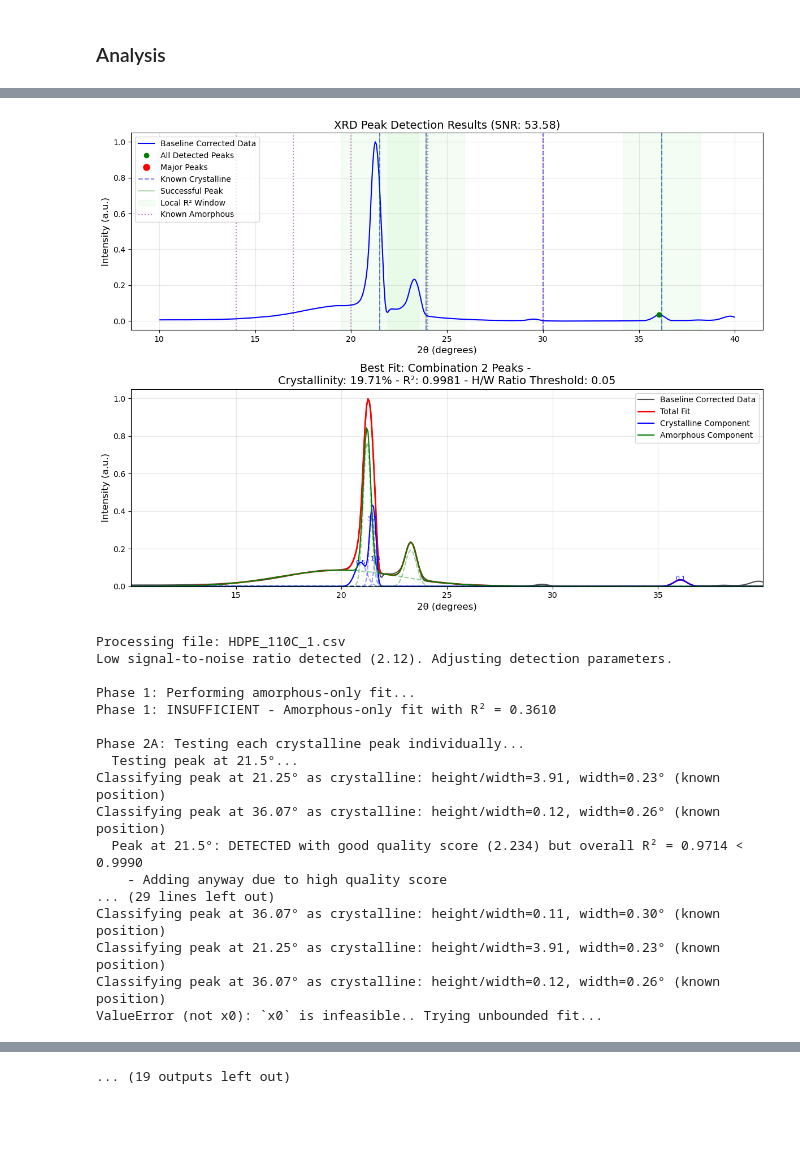
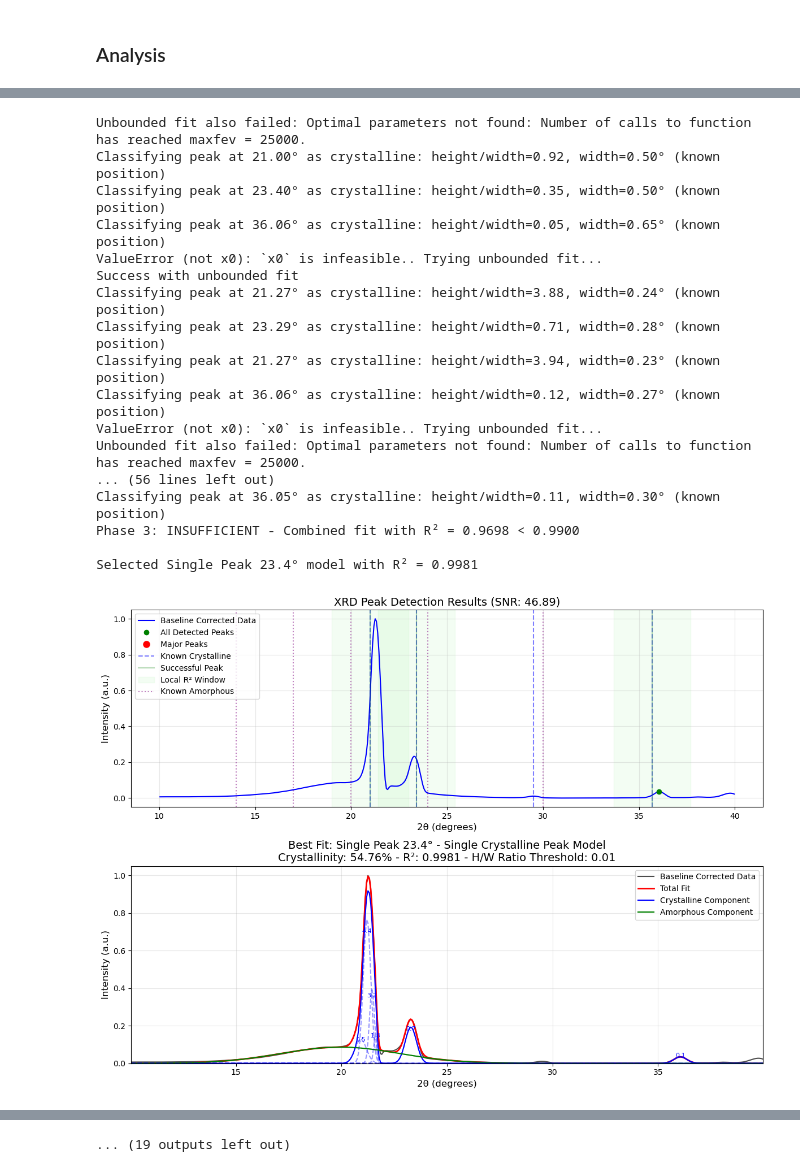
Before and after one commit to louis-sh-nguyen/polymer-characterisation, a Jupyter notebook: notebooks/XRD_heated_method.ipynb, the cells around one changed output, grey strips where cells are left out. Drawn from its saved outputs; the diff is of its cells as text; code cells hidden in the pictures; blank space fills up the shorter version.

```diff
--- a/notebooks/XRD_heated_method.ipynb
+++ b/notebooks/XRD_heated_method.ipynb
@@ -28,6 +30,11 @@ df_dict = {}
 for file in all_files:
     df_dict[file] = pd.read_csv(os.path.join(data_dir, file), skiprows=21)
     df_dict[file].rename(columns={'Angle': '2Theta', ' Intensity': 'Intensity'}, inplace=True)
+
+    # Use data between 10° and 40° for peak detection
+    df_dict[file] = df_dict[file][(df_dict[file]['2Theta'] >= 10) & (df_dict[file]['2Theta'] <= 40)]
+
+    # Normalise
     df_dict[file]['Intensity_norm'] = df_dict[file]['Intensity'] / df_dict[file]['Intensity'].max()
 
     # Downsample data for faster peak detection
@@ -1206,17 +2134,27 @@ sample_crys_peaks_dict = {
     'PEEK500907_50C_1.csv': [i for i in ref_peak_dict['PEEK']],     # tuned
     'PEEK500907_100C_1.csv': [i for i in ref_peak_dict['PEEK']],    # tuned
     'PEEK500907_150C_1.csv': [i for i in ref_peak_dict['PEEK']],    # tuned
-    'PEEK500907_200C_1.csv': [18.7+0.1, 20.6+0.1, 22.7+0.2, 28.7],
-    'PEEK500907_250C_1.csv': [i for i in ref_peak_dict['PEEK']],
+    'PEEK500907_200C_1.csv': [18.7+0.1, 20.6+0.1, 22.7+0.2, 28.7], # tuned
+    'PEEK500907_250C_1.csv': [i for i in ref_peak_dict['PEEK']],    # tuned
     'PEEK500907_300C_1.csv': [i-0.5 for i in ref_peak_dict['PEEK']],    # tuned
-    'PEEK500907_30C_after_1.csv': [i for i in ref_peak_dict['PEEK']],
+    'PEEK500907_30C_after_1.csv': [i for i in ref_peak_dict['PEEK']],   # tuned
 
     # HDPE files
-    'HDPE_29C_1.csv': [i for i in ref_peak_dict['HDPE']],
-    'HDPE_50C_1.csv': [i for i in ref_peak_dict['HDPE']],
-    'HDPE_75C_1.csv': [i for i in ref_peak_dict['HDPE']],
-    'HDPE_100C_1.csv': [i for i in ref_peak_dict['HDPE']],
-    'HDPE_110C_1.csv': [i for i in ref_peak_dict['HDPE']],
-    'HDPE_120C_1.csv': [i for i in ref_peak_dict['HDPE']],
-    'HDPE_31C_after_1.csv': [i for i in ref_peak_dict['HDPE']],
+    'HDPE_29C_1.csv': [21.5+0.5, 23.9+0.5, 30.0+0.5, 36.2],   # half tuned
+    'HDPE_50C_1.csv': [i for i in ref_peak_dict['HDPE']],   # tuned
+    'HDPE_75C_1.csv': [21.5, 23.9, 30.0-0.5, 36.2],  # tuned
+    'HDPE_100C_1.csv': [i-0.5 for i in ref_peak_dict['HDPE']], # half tuned
+    'HDPE_110C_1.csv': [21.5-0.5, 23.9-0.7, 30.0-0.2, 36.2-0.2],    # half tuned
+    'HDPE_120C_1.csv': [21.5-0.5, 23.9-0.7, 30.0-0.2, 36.2-0.2],    # half tuned
+    'HDPE_31C_after_1.csv': [i for i in ref_peak_dict['HDPE']],  # tuned
 }
+
+height_width_threshold_dict = {
+    'PEEK': 0.05,  # tuned
+    'HDPE': 0.008,  # tuned
+}
+
+min_prominence_dict = {
+    'PEEK': 0.008,  # tuned
+    'HDPE': 0.0001,  # tuned
+}
@@ -1298,10 +2262,12 @@ for file in all_files:
     intensity = data['Intensity_norm'].values
     two_theta = data['2Theta'].values
 
-    results = fit_xrd_spectrum(two_theta, intensity,
+    results = fit_xrd_spectrum_detailed(two_theta, intensity,
+                                        min_prominence=min_prominence_dict.get(polymer, 0.05),
                                known_crys_peaks=sample_crys_peaks_dict.get(file, None),
                                known_amorp_peaks=known_amorp_peaks_dict.get(polymer, None),
-                               height_width_threshold=0.05, min_r_squared=0.999, amorphous_r_squared=0.90,
+                               height_width_threshold=height_width_threshold_dict.get(polymer, 0.05),
+                               min_r_squared=0.99, amorphous_r_squared=0.90,
                                visualise=True)
 
     cryst_dict[file] = results['crystallinity']
@@ -1327,18 +2293,18 @@ Selected Combination 2 Peaks model with R² = 0.9981
+Unbounded fit also failed: Optimal parameters not found: Number of calls to function has reached maxfev = 25000.
+Classifying peak at 21.00° as crystalline: height/width=0.92, width=0.50° (known position)
+Classifying peak at 23.40° as crystalline: height/width=0.35, width=0.50° (known position)
+Classifying peak at 36.06° as crystalline: height/width=0.05, width=0.65° (known position)
+ValueError (not x0): `x0` is infeasible.. Trying unbounded fit...
+Success with unbounded fit
+Classifying peak at 21.27° as crystalline: height/width=3.88, width=0.24° (known position)
+Classifying peak at 23.29° as crystalline: height/width=0.71, width=0.28° (known position)
+Classifying peak at 21.27° as crystalline: height/width=3.94, width=0.23° (known position)
+Classifying peak at 36.06° as crystalline: height/width=0.12, width=0.27° (known position)
+ValueError (not x0): `x0` is infeasible.. Trying unbounded fit...
+Unbounded fit also failed: Optimal parameters not found: Number of calls to function has reached maxfev = 25000.
+... (56 lines left out)
+Classifying peak at 36.05° as crystalline: height/width=0.11, width=0.30° (known position)
+Phase 3: INSUFFICIENT - Combined fit with R² = 0.9698 < 0.9900
+
+Selected Single Peak 23.4° model with R² = 0.9981
-[figure, old version]
+[figure, new version]
-Processing file: HDPE_110C_1.csv
-Low signal-to-noise ratio detected (2.12). Adjusting detection parameters.
-
-Phase 1: Performing amorphous-only fit...
-Phase 1: INSUFFICIENT - Amorphous-only fit with R² = 0.3610
-
-Phase 2A: Testing each crystalline peak individually...
-  Testing peak at 21.5°...
-Classifying peak at 21.25° as crystalline: height/width=3.91, width=0.23° (known position)
-Classifying peak at 36.07° as crystalline: height/width=0.12, width=0.26° (known position)
-  Peak at 21.5°: DETECTED with good quality score (2.234) but overall R² = 0.9714 < 0.9990
-    - Adding anyway due to high quality score
-... (29 lines left out)
-Classifying peak at 36.07° as crystalline: height/width=0.11, width=0.30° (known position)
-Classifying peak at 21.25° as crystalline: height/width=3.91, width=0.23° (known position)
-Classifying peak at 36.07° as crystalline: height/width=0.12, width=0.26° (known position)
-ValueError (not x0): `x0` is infeasible.. Trying unbounded fit...
```
Also changed, not shown: parts of 13 cells of this notebook, 1 other file.
